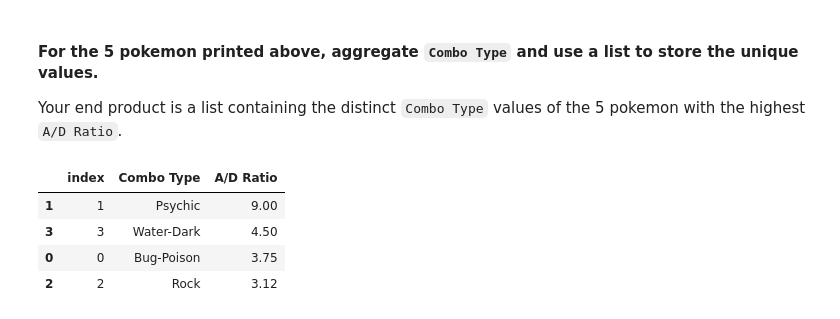
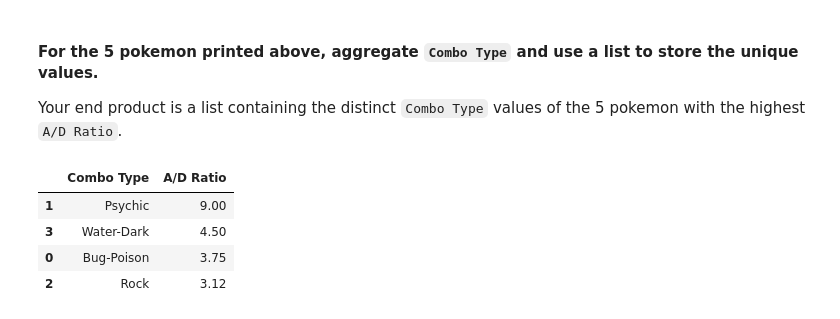
Before and after one commit to fabio1623/lab-dataframe-calculations, a Jupyter notebook: your-code/challenge-1.ipynb, the cells around one changed output. Drawn from its saved outputs; the diff is of its cells as text; code cells hidden in the pictures.

```diff
--- a/your-code/challenge-1.ipynb
+++ b/your-code/challenge-1.ipynb
@@ -166,13 +166,13 @@ pokemon_with_highest_ratio
 
 Your end product is a list containing the distinct `Combo Type` values of the 5 pokemon with the highest `A/D Ratio`.
 # %%
-pokemon_with_highest_ratio.groupby('Combo Type').agg({'A/D Ratio':max}).reset_index().reset_index().sort_values('A/D Ratio', ascending=False).head(5)
+pokemon_with_highest_ratio.groupby('Combo Type').agg({'A/D Ratio':max}).reset_index().sort_values('A/D Ratio', ascending=False).head(5)
 # %% [output]
-|  | index | Combo Type | A/D Ratio |
-| 1 | 1 | Psychic | 9.00 |
-| 3 | 3 | Water-Dark | 4.50 |
-| 0 | 0 | Bug-Poison | 3.75 |
-| 2 | 2 | Rock | 3.12 |
+|  | Combo Type | A/D Ratio |
+| 1 | Psychic | 9.00 |
+| 3 | Water-Dark | 4.50 |
+| 0 | Bug-Poison | 3.75 |
+| 2 | Rock | 3.12 |
 # %% [markdown]
 #### For each of the `Combo Type` values obtained from the previous question, calculate the mean scores of all numeric fields across all pokemon.
 
```
